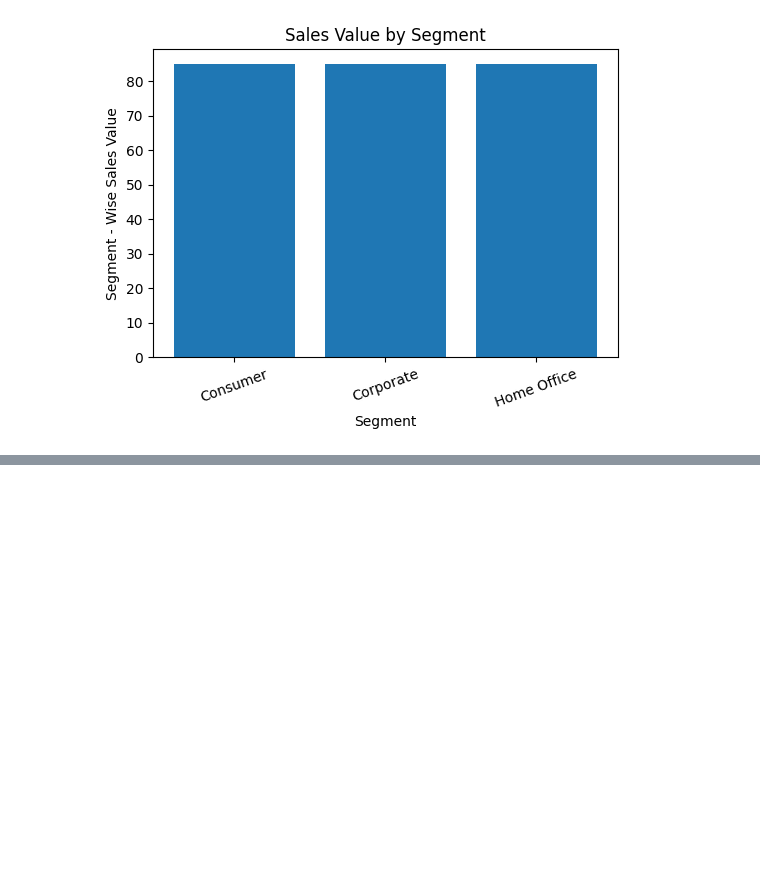
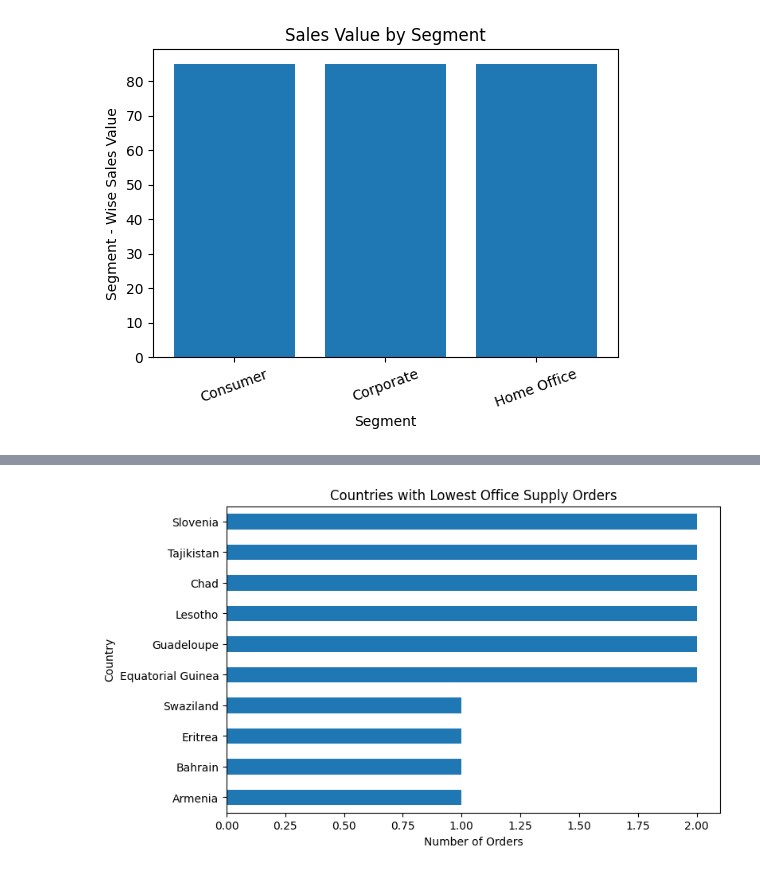
Before and after one commit to nayan-letscreate/HV-Projects, a Jupyter notebook: Graded Assignment on Exploratory Data Analysis.ipynb, the cells around one changed output, grey strips where cells are left out. Saved outputs shown, nothing was run; the diff lists cells and outputs as text; code cells hidden in the pictures; blank space fills up the shorter version.

```diff
--- a/Graded Assignment on Exploratory Data Analysis.ipynb
+++ b/Graded Assignment on Exploratory Data Analysis.ipynb
@@ -696,0 +769,9 @@ plt.show()
+# %%
+office_supply = df1[df1['Category'] == 'Office Supplies']
+country_orders = (
+    office_supply.groupby('Country')
+    .size()
+    .sort_values(ascending=True)
+)
+
+display(country_orders)
@@ -696,0 +792,13 @@ plt.show()
+# %%
+country_orders.head(10).plot(
+    kind='barh',
+    figsize=(8,5)
+)
+
+plt.title('Countries with Lowest Office Supply Orders')
+plt.xlabel('Number of Orders')
+plt.ylabel('Country')
+
+plt.show()
+# %% [output]
+[figure, added]
```
Also changed, not shown: parts of 4 cells of this notebook.
